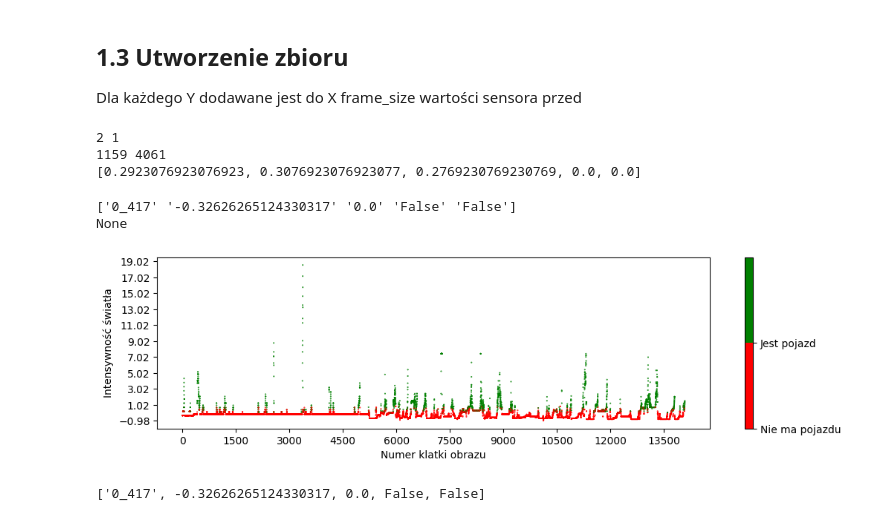
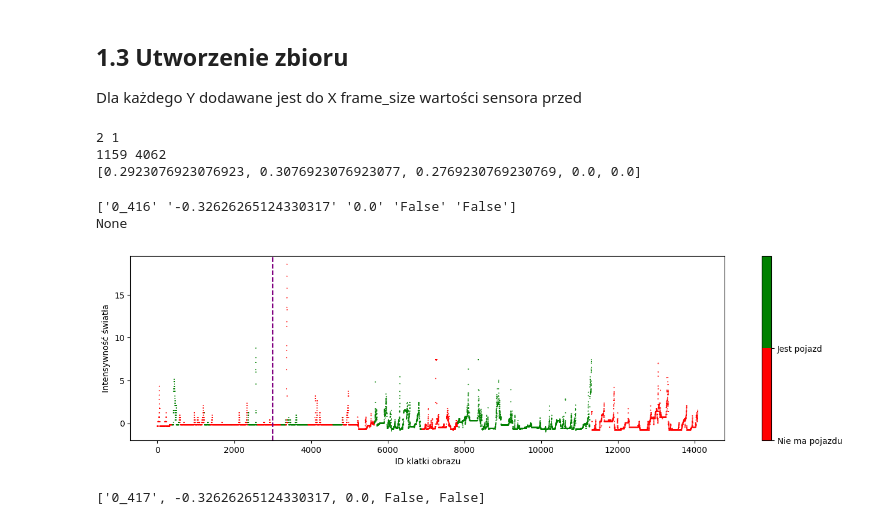
Before and after one commit to panjacob/A-study-of-nighttime-vehicle-detection-algorithms, a Jupyter notebook: Recordings2/5_models_sensor.ipynb, the cells around one changed output. Drawn from its saved outputs; the diff is of its cells as text; code cells hidden in the pictures.

```diff
--- a/Recordings2/5_models_sensor.ipynb
+++ b/Recordings2/5_models_sensor.ipynb
@@ -13,7 +13,7 @@ import tensorflow as tf
 # %% [markdown]
 ## 1.1 Otwarcie pliku
 # %%
-with open('data_new.csv', newline='') as f:
+with open('data.csv', newline='') as f:
     reader = csv.reader(f)
     data_temp = list(reader)
 data_temp.pop(0)
@@ -97,7 +97,7 @@ X_test_z_score = np.array(X_test_z_score)
 Y_test = np.array(Y_test)
 # %% [output]
 2 1
-1159 4061
+1159 4062
 [0.2923076923076923, 0.3076923076923077, 0.2769230769230769, 0.0, 0.0]
 # %%
 data_np = np.array(data)
@@ -105,36 +105,38 @@ data_np = np.array(data)
 filter_false = data_np[:, 4] == 'True'
 print(print(data_np[0]))
 # %% [output]
-['0_417' '-0.32626265124330317' '0.0' 'False' 'False']
+['0_416' '-0.32626265124330317' '0.0' 'False' 'False']
 None
 # %%
 from matplotlib import ticker
 import matplotlib.pyplot as plt
 import matplotlib
 
 
 x = range(len(data_np[:,2]))
 y = data_np[:,1].astype(float)
 label = data_np[:, 4] == 'True'
 colors = ['red','green']
 
-fig = plt.figure(figsize=(240,16))
+fig = plt.figure(figsize=(16,4))
 plt.scatter(x, y, c=label, cmap=matplotlib.colors.ListedColormap(colors), s=0.2)
+
+plt.axvline(x=3000, color='purple', linestyle='--', linewidth=1.5)  # You can adjust the color, linestyle, and linewidth
 
 cb = plt.colorbar()
 loc = np.arange(0,max(label),max(label)/float(len(colors)))
 
 cb.set_ticks(loc)
 cb.set_ticklabels(['Nie ma pojazdu', 'Jest pojazd'])
 
 plt.xlabel("ID klatki obrazu")
 plt.ylabel("Intensywność światła")
-plt.xticks(np.arange(min(x), max(x)+1, 50.0))
-plt.yticks(np.arange(min(y), max(y)+1, 1.0))
-plt.title('Analiza intensywości światła z czujnika')
+plt.xticks(np.arange(min(x), max(x)+1, 2000.0))
+plt.yticks(np.arange(int(min(y)), int(max(y))+1, 5.0))
+# plt.title('Analiza intensywości światła z czujnika')
 plt.show()
 # %% [output]
-[figure, old version]
+[figure, new version]
 # %%
 from PIL import Image, ImageOps
 
```
Also changed, not shown: parts of 2 cells of this notebook, 5 other files.
